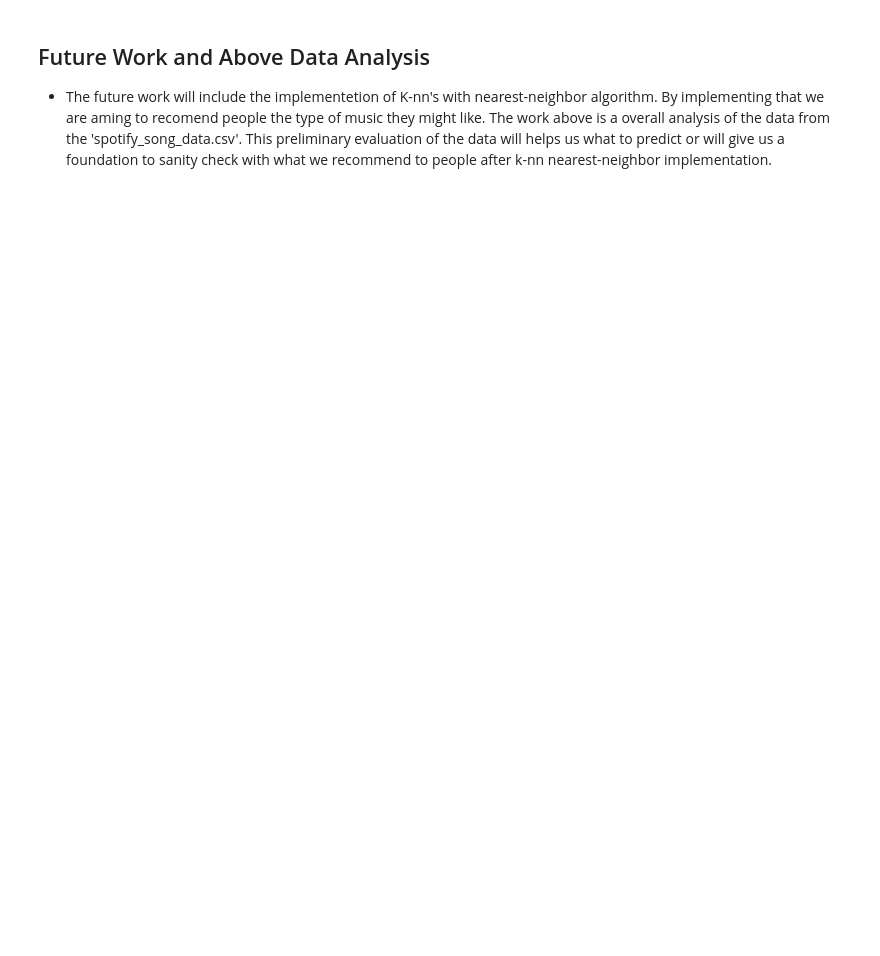
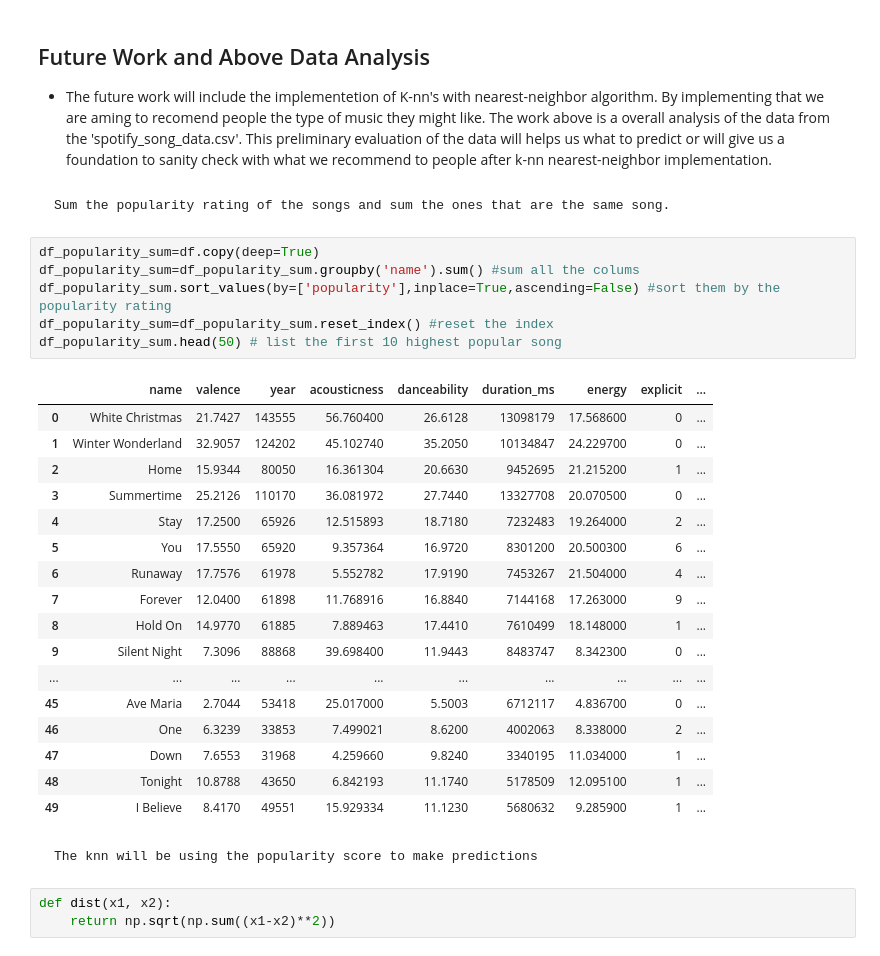
Before and after one commit to givi0519/CSCI_4022_Final, a Jupyter notebook: music_recommender.ipynb, the cells around one changed output. Saved outputs shown, nothing was run; the diff lists cells and outputs as text; blank space fills up the shorter version.

```diff
--- a/music_recommender.ipynb
+++ b/music_recommender.ipynb
@@ -168,3 +168,34 @@ Text(0.5, 1.0, 'Average Rating per Decade')
 # %% [markdown]
 ## Future Work and Above Data Analysis
 - The future work will include the implementetion of K-nn's with nearest-neighbor algorithm. By implementing that we are aming to recomend people the type of music they might like. The work above is a overall analysis of the data from the 'spotify_song_data.csv'. This preliminary evaluation of the data will helps us what to predict or will give us a foundation to sanity check with what we recommend to people after k-nn nearest-neighbor implementation.
+# %% [markdown]
+    Sum the popularity rating of the songs and sum the ones that are the same song.
+# %%
+df_popularity_sum=df.copy(deep=True)
+df_popularity_sum=df_popularity_sum.groupby('name').sum() #sum all the colums
+df_popularity_sum.sort_values(by=['popularity'],inplace=True,ascending=False) #sort them by the popularity rating
+df_popularity_sum=df_popularity_sum.reset_index() #reset the index
+df_popularity_sum.head(50) # list the first 10 highest popular song
+# %% [output]
+|  | name | valence | year | acousticness | danceability | duration_ms | energy | explicit | ... |
+| 0 | White Christmas | 21.7427 | 143555 | 56.760400 | 26.6128 | 13098179 | 17.568600 | 0 | ... |
+| 1 | Winter Wonderland | 32.9057 | 124202 | 45.102740 | 35.2050 | 10134847 | 24.229700 | 0 | ... |
+| 2 | Home | 15.9344 | 80050 | 16.361304 | 20.6630 | 9452695 | 21.215200 | 1 | ... |
+| 3 | Summertime | 25.2126 | 110170 | 36.081972 | 27.7440 | 13327708 | 20.070500 | 0 | ... |
+| 4 | Stay | 17.2500 | 65926 | 12.515893 | 18.7180 | 7232483 | 19.264000 | 2 | ... |
+| 5 | You | 17.5550 | 65920 | 9.357364 | 16.9720 | 8301200 | 20.500300 | 6 | ... |
+| 6 | Runaway | 17.7576 | 61978 | 5.552782 | 17.9190 | 7453267 | 21.504000 | 4 | ... |
+| 7 | Forever | 12.0400 | 61898 | 11.768916 | 16.8840 | 7144168 | 17.263000 | 9 | ... |
+| 8 | Hold On | 14.9770 | 61885 | 7.889463 | 17.4410 | 7610499 | 18.148000 | 1 | ... |
+| 9 | Silent Night | 7.3096 | 88868 | 39.698400 | 11.9443 | 8483747 | 8.342300 | 0 | ... |
+| ... | ... | ... | ... | ... | ... | ... | ... | ... | ... |
+| 45 | Ave Maria | 2.7044 | 53418 | 25.017000 | 5.5003 | 6712117 | 4.836700 | 0 | ... |
+| 46 | One | 6.3239 | 33853 | 7.499021 | 8.6200 | 4002063 | 8.338000 | 2 | ... |
+| 47 | Down | 7.6553 | 31968 | 4.259660 | 9.8240 | 3340195 | 11.034000 | 1 | ... |
+| 48 | Tonight | 10.8788 | 43650 | 6.842193 | 11.1740 | 5178509 | 12.095100 | 1 | ... |
+| 49 | I Believe | 8.4170 | 49551 | 15.929334 | 11.1230 | 5680632 | 9.285900 | 1 | ... |
+# %% [markdown]
+    The knn will be using the popularity score to make predictions
+# %%
+def dist(x1, x2):
+    return np.sqrt(np.sum((x1-x2)**2))
```
Also changed, not shown: parts of 6 cells of this notebook.
